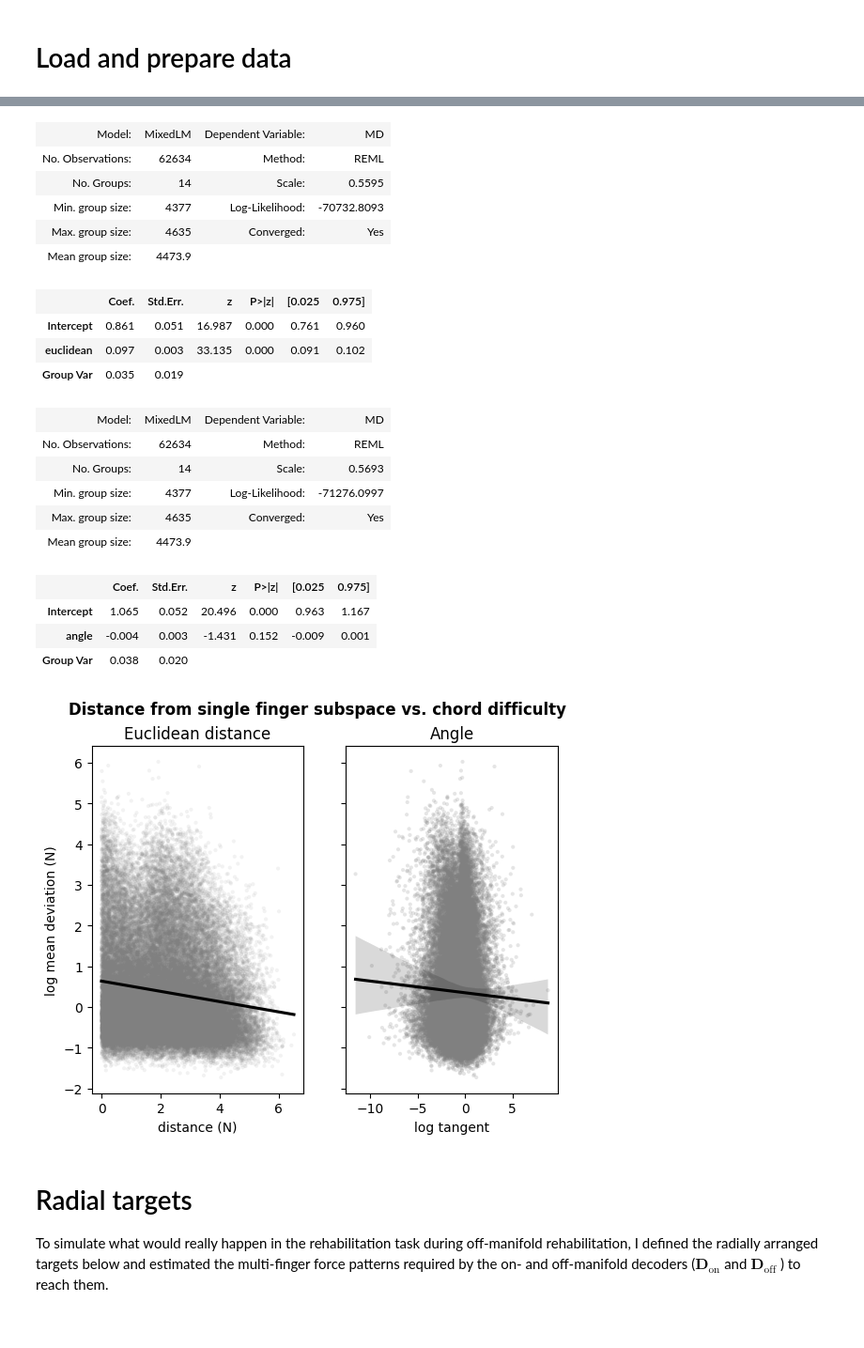
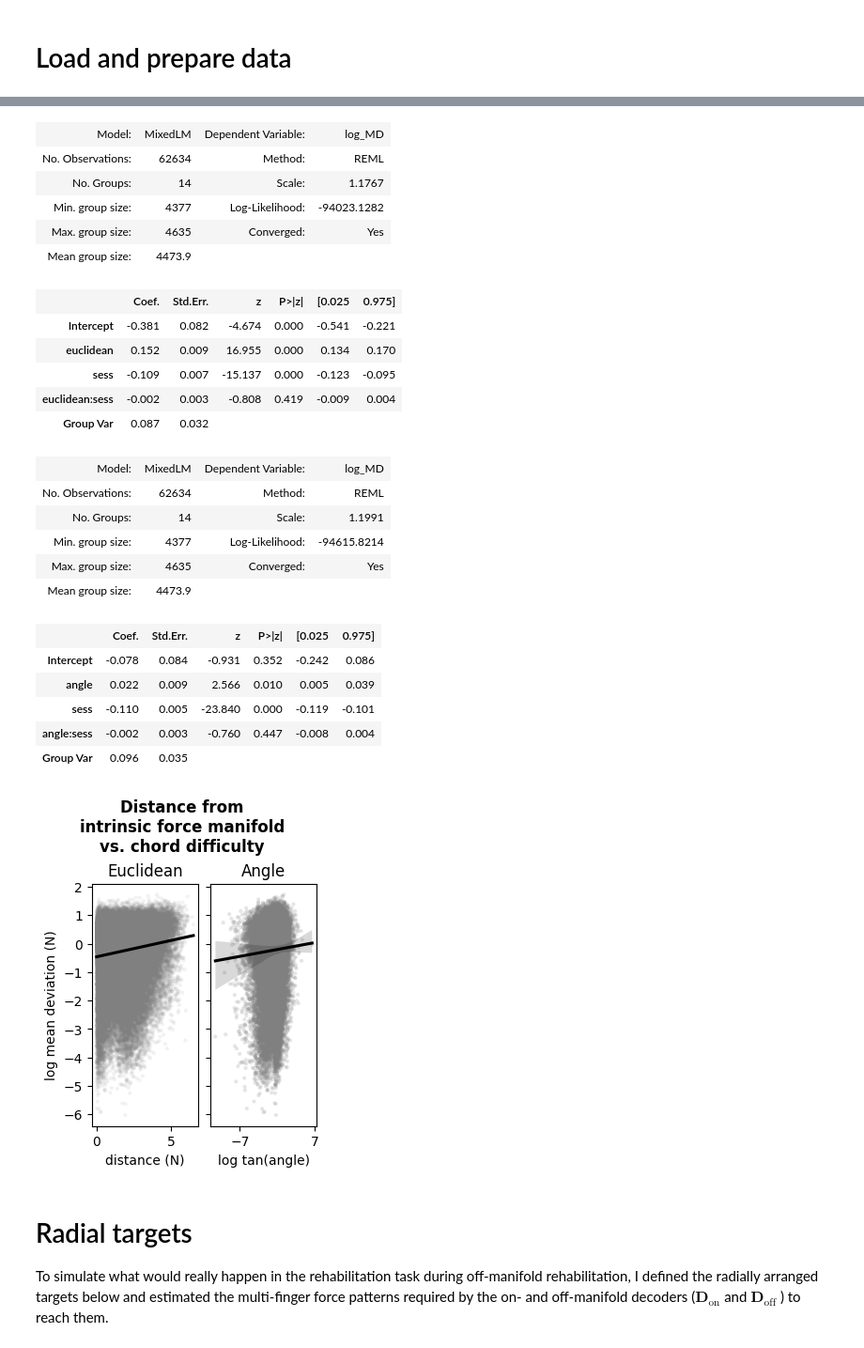
Before and after one commit to mnlmrc/OffManifoldLearning, a Jupyter notebook: notebooks/chords_difficulty_FA.ipynb, the cells around one changed output, grey strips where cells are left out. Shown at 94% size. Cells and saved outputs as stored; diff of their text form; code cells hidden in the pictures.

```diff
--- a/notebooks/chords_difficulty_FA.ipynb
+++ b/notebooks/chords_difficulty_FA.ipynb
@@ -17,7 +17,7 @@ chords = pd.read_csv(os.path.join(path), sep='\t',)
 chords = chords[chords.trialCorr==1].reset_index()
 chords.MD = pd.to_numeric(chords.MD, errors='coerce')
 chords.ET = pd.to_numeric(chords.ET, errors='coerce')
-chords['log_MD'] = -np.log(chords.MD)
+chords['log_MD'] = np.log(chords.MD)
 
 Nf = 5
 single_finger = chords[chords.num_fingers==1].copy().reset_index(drop=True)
@@ -142,52 +201,60 @@ ValueError: matmul: Input operand 1 has a mismatch in its core dimension 0, with
 # %%
-md_align = smf.mixedlm("MD ~ euclidean", multi_finger, groups=multi_finger['sn']).fit()
-md_align.summary()
+md_eucl = smf.mixedlm("log_MD ~ euclidean * sess", multi_finger, groups=multi_finger['sn']).fit()
+md_eucl.summary()
 # %% [output]
-| Model: | MixedLM | Dependent Variable: | MD |
+| Model: | MixedLM | Dependent Variable: | log_MD |
 | No. Observations: | 62634 | Method: | REML |
-| No. Groups: | 14 | Scale: | 0.5595 |
-| Min. group size: | 4377 | Log-Likelihood: | -70732.8093 |
+| No. Groups: | 14 | Scale: | 1.1767 |
+| Min. group size: | 4377 | Log-Likelihood: | -94023.1282 |
 | Max. group size: | 4635 | Converged: | Yes |
 | Mean group size: | 4473.9 |  |  |
 |  | Coef. | Std.Err. | z | P>|z| | [0.025 | 0.975] |
-| Intercept | 0.861 | 0.051 | 16.987 | 0.000 | 0.761 | 0.960 |
-| euclidean | 0.097 | 0.003 | 33.135 | 0.000 | 0.091 | 0.102 |
-| Group Var | 0.035 | 0.019 |  |  |  |  |
+| Intercept | -0.381 | 0.082 | -4.674 | 0.000 | -0.541 | -0.221 |
+| euclidean | 0.152 | 0.009 | 16.955 | 0.000 | 0.134 | 0.170 |
+| sess | -0.109 | 0.007 | -15.137 | 0.000 | -0.123 | -0.095 |
+| euclidean:sess | -0.002 | 0.003 | -0.808 | 0.419 | -0.009 | 0.004 |
+| Group Var | 0.087 | 0.032 |  |  |  |  |
 # %%
-md_align = smf.mixedlm("MD ~ angle", multi_finger, groups=multi_finger['sn']).fit()
-md_align.summary()
+md_angle = smf.mixedlm("log_MD ~ angle * sess", multi_finger, groups=multi_finger['sn']).fit()
+md_angle.summary()
 # %% [output]
-| Model: | MixedLM | Dependent Variable: | MD |
+| Model: | MixedLM | Dependent Variable: | log_MD |
 | No. Observations: | 62634 | Method: | REML |
-| No. Groups: | 14 | Scale: | 0.5693 |
-| Min. group size: | 4377 | Log-Likelihood: | -71276.0997 |
+| No. Groups: | 14 | Scale: | 1.1991 |
+| Min. group size: | 4377 | Log-Likelihood: | -94615.8214 |
 | Max. group size: | 4635 | Converged: | Yes |
 | Mean group size: | 4473.9 |  |  |
 |  | Coef. | Std.Err. | z | P>|z| | [0.025 | 0.975] |
-| Intercept | 1.065 | 0.052 | 20.496 | 0.000 | 0.963 | 1.167 |
-| angle | -0.004 | 0.003 | -1.431 | 0.152 | -0.009 | 0.001 |
-| Group Var | 0.038 | 0.020 |  |  |  |  |
+| Intercept | -0.078 | 0.084 | -0.931 | 0.352 | -0.242 | 0.086 |
+| angle | 0.022 | 0.009 | 2.566 | 0.010 | 0.005 | 0.039 |
+| sess | -0.110 | 0.005 | -23.840 | 0.000 | -0.119 | -0.101 |
+| angle:sess | -0.002 | 0.003 | -0.760 | 0.447 | -0.008 | 0.004 |
+| Group Var | 0.096 | 0.035 |  |  |  |  |
 # %%
-fig, axs = plt.subplots(1, 2, sharey=True)
+fig, axs = plt.subplots(1, 2, sharey=True, figsize=(3, 4), constrained_layout=True)
 
 ax = axs[0]
 sb.scatterplot(data=multi_finger, ax=ax, x='euclidean', y='log_MD', alpha=.1, color='grey', edgecolor='none', marker='.')
-sb.regplot(data=multi_finger, ax=ax, x='euclidean', y='log_MD', scatter=False, color='black')
-ax.set_title('Euclidean distance')
+sb.regplot(data=multi_finger, ax=ax, x='euclidean', y='log_MD', scatter=False, color='black', n_boot=500, robust=True)
+ax.set_title('Euclidean')
 ax.set_xlabel('distance (N)')
 ax.set_ylabel('log mean deviation (N)')
+ax.set_xticks([0, 5])
 
 ax = axs[1]
 sb.scatterplot(data=multi_finger, ax=ax, x='angle', y='log_MD', alpha=.2, color='grey', edgecolor='none',marker='.')
-sb.regplot(data=multi_finger, ax=ax, x='angle', y='log_MD', scatter=False, color='black', units='sn')
+sb.regplot(data=multi_finger, ax=ax, x='angle', y='log_MD', scatter=False, color='black', units='sn', n_boot=500, robust=True)
 ax.set_title('Angle')
-ax.set_xlabel('log tangent')
+ax.set_xlabel('log tan(angle)')
+ax.set_xticks([-7, 7])
 
-fig.suptitle('Distance from single finger subspace vs. chord difficulty', fontweight='bold')
+fig.suptitle('Distance from\nintrinsic force manifold\nvs. chord difficulty', fontweight='bold')
+
+fig.savefig('/Users/mnlmrc/Library/CloudStorage/OneDrive-TheUniversityofWesternOntario/Fellowship2026/MSCA/linear_model.pdf')
 
 plt.show()
 # %% [output]
-[figure, old version]
+[figure, new version]
 # %% [markdown]
 # Radial targets
 To simulate what would really happen in the rehabilitation task during off-manifold rehabilitation, I defined the radially arranged targets below and estimated the multi-finger force patterns required by the on- and off-manifold decoders ($
```
Also changed, not shown: parts of 8 cells of this notebook, 11 other files.
